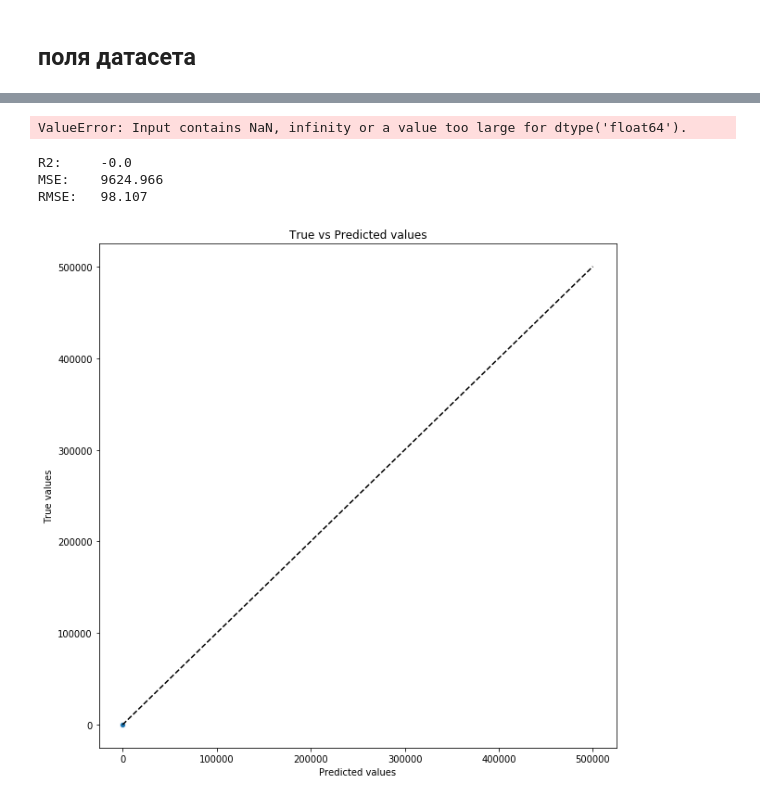
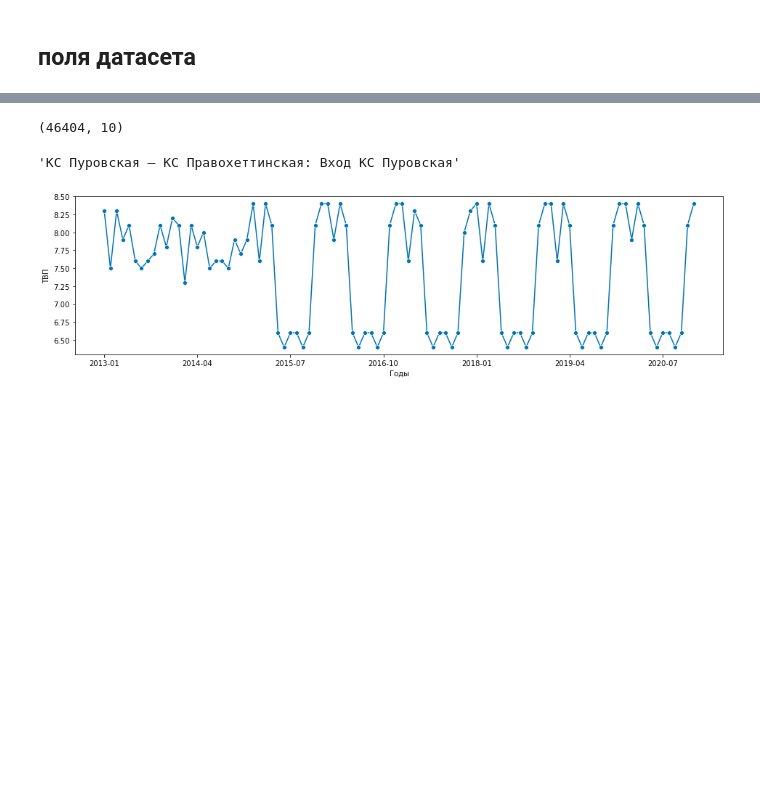
Before and after one commit to stureiko/TFP, a Jupyter notebook: TFP-ML-model.ipynb, the cells around one changed output, grey strips where cells are left out. Drawn from its saved outputs; the diff is of its cells as text; code cells hidden in the pictures; blank space fills up the shorter version.

```diff
--- a/TFP-ML-model.ipynb
+++ b/TFP-ML-model.ipynb
@@ -85 +58,7 @@ df['Repairs_per_line'] = df['Days_repairs'] / df['lines_counts']
+# %%
+df = pd.read_csv('./Passports_data.csv', sep='\t', encoding='utf-8',index_col='Unnamed: 0')
+df['date_time'] = pd.to_datetime(df['time'])
+
+df = df.drop(['time'], axis=1)
+df = df.sort_values(by=['date_time'])
 # %%
@@ -210,26 +71,19 @@ def evaluate_preds(true_values, pred_values, save=False):
-# %%
-lr_model = LinearRegression()
-lr_model.fit(X_train, y_train)
-
-y_train_preds = lr_model.predict(X_train)
-
-y_train_preds = np.clip(y_train_preds, a_min=10000, a_max=500000)
-
-evaluate_preds(y_train, y_train_preds)
-# %% [output]
-ValueError: Input contains NaN, infinity or a value too large for dtype('float64').
-# %%
-lgb_model = LGBMRegressor(criterion='mse',
-                          max_depth=10,
-                          min_samples_leaf=30,
-                          random_state=42,
-                          n_estimators=200)
-
-lgb_model.fit(X_train, y_train)
-y_train_preds = lgb_model.predict(X_train)
-evaluate_preds(y_train, y_train_preds)
-# %% [output]
-R2:     -0.0
-MSE:    9624.966
-RMSE:   98.107
-[figure, removed]
+# %%
+df.shape
+# %% [output]
+(46404, 10)
+# %%
+df['line_name'][1]
+# %% [output]
+'КС Пуровская – КС Правохеттинская: Вход КС Пуровская'
+# %%
+y = df.loc[((df['line_name']==df['line_name'][1]) &
+             (df.date_time.dt.year > 2012))]\
+        [['tvp_without_rr', 'date_time']].fillna(0)
+y = y.set_index('date_time')
+y = pd.Series(y['tvp_without_rr'].values, index=y.index.to_period())
+
+# #plotting for visualization
+plot_series(y, y_label='ТВП', x_label='Годы');
+# %% [output]
+[figure, added]
```
Also changed, not shown: parts of 25 cells of this notebook.
